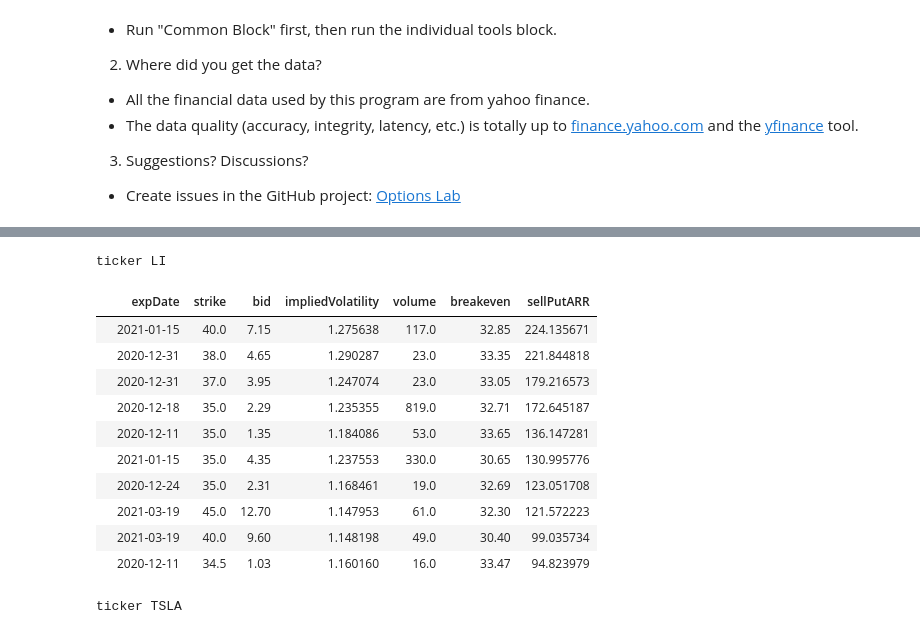
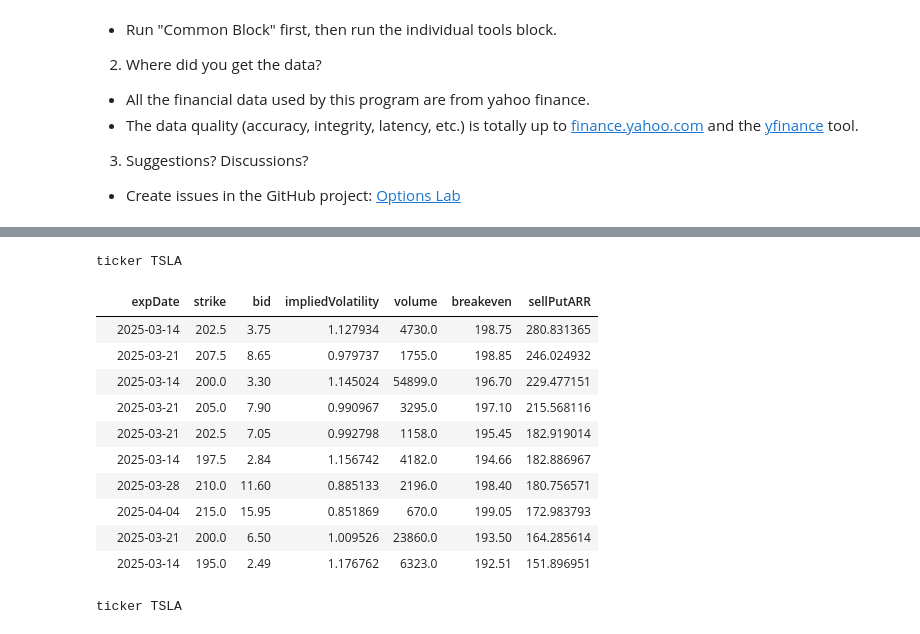
Before and after one commit to fanzhenya/options_lab, a Jupyter notebook: options_lab.ipynb, the cells around one changed output, grey strips where cells are left out. Saved outputs shown, nothing was run; the diff lists cells and outputs as text; code cells hidden in the pictures.

```diff
--- a/options_lab.ipynb
+++ b/options_lab.ipynb
@@ -137,7 +143,8 @@ def find_best_put_to_sell(ticker_name, max_breakeven, min_volume = 10, min_last_
 
     puts['sellPutARR'] = puts.apply(lambda put: calc_put_anr(put, exp_date) , axis=1)
     to_add = puts[['expDate', 'strike', 'bid', 'impliedVolatility', 'volume', 'breakeven', 'sellPutARR']]
-    all_puts = all_puts.append(to_add, ignore_index=True)
+    # all_puts = all_puts.append(to_add, ignore_index=True)
+    all_puts = pd.concat([all_puts, to_add], ignore_index=True)
 
   all_puts = all_puts.sort_values(['sellPutARR', 'volume', 'breakeven'], ascending=[0, 0, 1])
 
@@ -148,26 +155,27 @@ def find_best_put_to_sell(ticker_name, max_breakeven, min_volume = 10, min_last_
 # %%
 # find_best_put_to_sell('NIO', max_breakeven = 40)
 # find_best_put_to_sell('XPEV', max_breakeven = 40)
-# find_best_put_to_sell('TSLA', max_breakeven = 440)
+find_best_put_to_sell('TSLA', max_breakeven = 200)
 # find_best_put_to_sell('BABA', max_breakeven = 260)
 # find_best_put_to_sell('QQQ', max_breakeven = 270)
 # find_best_put_to_sell('VOO', max_breakeven = 300)
 # find_best_put_to_sell('UVXY', max_breakeven = 9.5)
 
-find_best_put_to_sell('LI', max_breakeven = 34)
+# find_best_put_to_sell('LI', max_breakeven = 34)
+# find_best_put_to_sell('LI', max_breakeven = 34)
 # %% [output]
-ticker LI
+ticker TSLA
 |  | expDate | strike | bid | impliedVolatility | volume | breakeven | sellPutARR |
-|  | 2021-01-15 | 40.0 | 7.15 | 1.275638 | 117.0 | 32.85 | 224.135671 |
-|  | 2020-12-31 | 38.0 | 4.65 | 1.290287 | 23.0 | 33.35 | 221.844818 |
-|  | 2020-12-31 | 37.0 | 3.95 | 1.247074 | 23.0 | 33.05 | 179.216573 |
-|  | 2020-12-18 | 35.0 | 2.29 | 1.235355 | 819.0 | 32.71 | 172.645187 |
-|  | 2020-12-11 | 35.0 | 1.35 | 1.184086 | 53.0 | 33.65 | 136.147281 |
-|  | 2021-01-15 | 35.0 | 4.35 | 1.237553 | 330.0 | 30.65 | 130.995776 |
-|  | 2020-12-24 | 35.0 | 2.31 | 1.168461 | 19.0 | 32.69 | 123.051708 |
-|  | 2021-03-19 | 45.0 | 12.70 | 1.147953 | 61.0 | 32.30 | 121.572223 |
-|  | 2021-03-19 | 40.0 | 9.60 | 1.148198 | 49.0 | 30.40 | 99.035734 |
-|  | 2020-12-11 | 34.5 | 1.03 | 1.160160 | 16.0 | 33.47 | 94.823979 |
+|  | 2025-03-14 | 202.5 | 3.75 | 1.127934 | 4730.0 | 198.75 | 280.831365 |
+|  | 2025-03-21 | 207.5 | 8.65 | 0.979737 | 1755.0 | 198.85 | 246.024932 |
+|  | 2025-03-14 | 200.0 | 3.30 | 1.145024 | 54899.0 | 196.70 | 229.477151 |
+|  | 2025-03-21 | 205.0 | 7.90 | 0.990967 | 3295.0 | 197.10 | 215.568116 |
+|  | 2025-03-21 | 202.5 | 7.05 | 0.992798 | 1158.0 | 195.45 | 182.919014 |
+|  | 2025-03-14 | 197.5 | 2.84 | 1.156742 | 4182.0 | 194.66 | 182.886967 |
+|  | 2025-03-28 | 210.0 | 11.60 | 0.885133 | 2196.0 | 198.40 | 180.756571 |
+|  | 2025-04-04 | 215.0 | 15.95 | 0.851869 | 670.0 | 199.05 | 172.983793 |
+|  | 2025-03-21 | 200.0 | 6.50 | 1.009526 | 23860.0 | 193.50 | 164.285614 |
+|  | 2025-03-14 | 195.0 | 2.49 | 1.176762 | 6323.0 | 192.51 | 151.896951 |
 # %%
 # Tool 2: find_best_call_to_sell
 
```
Also changed, not shown: parts of 1 cell of this notebook.
